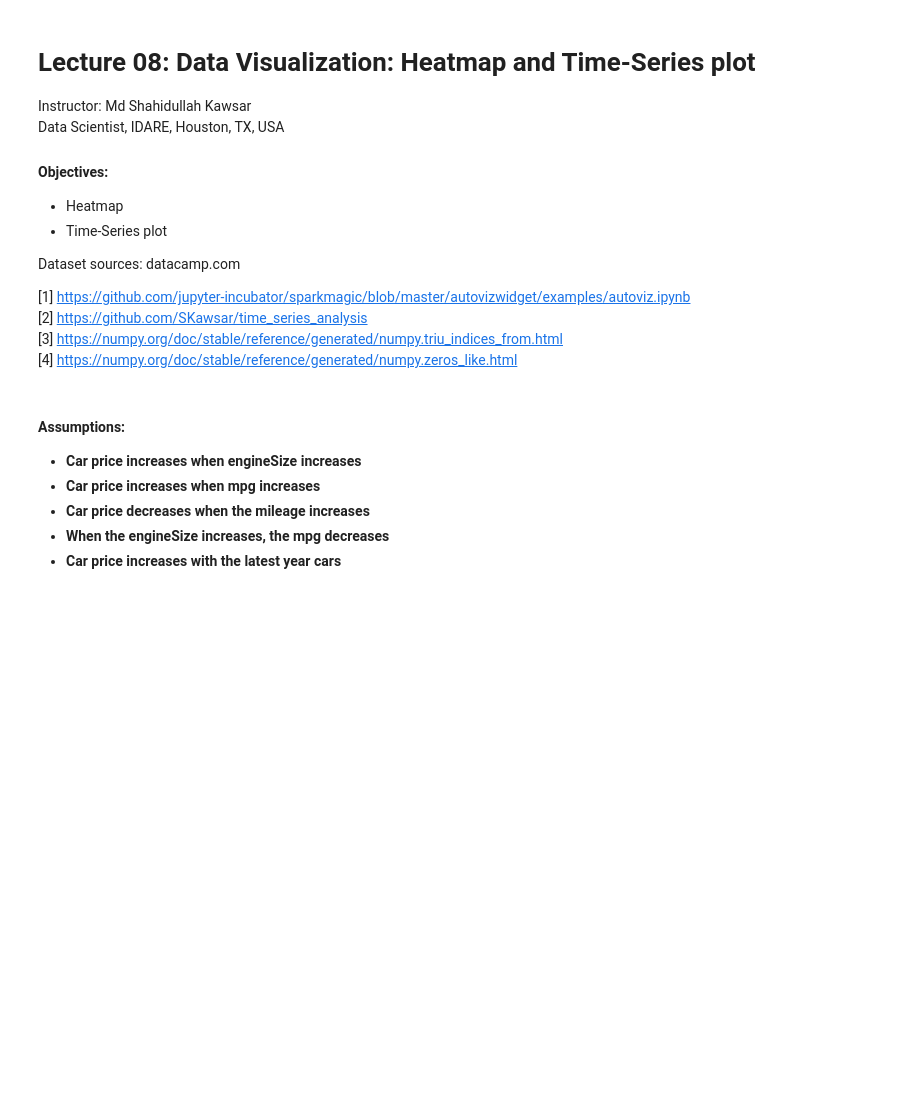
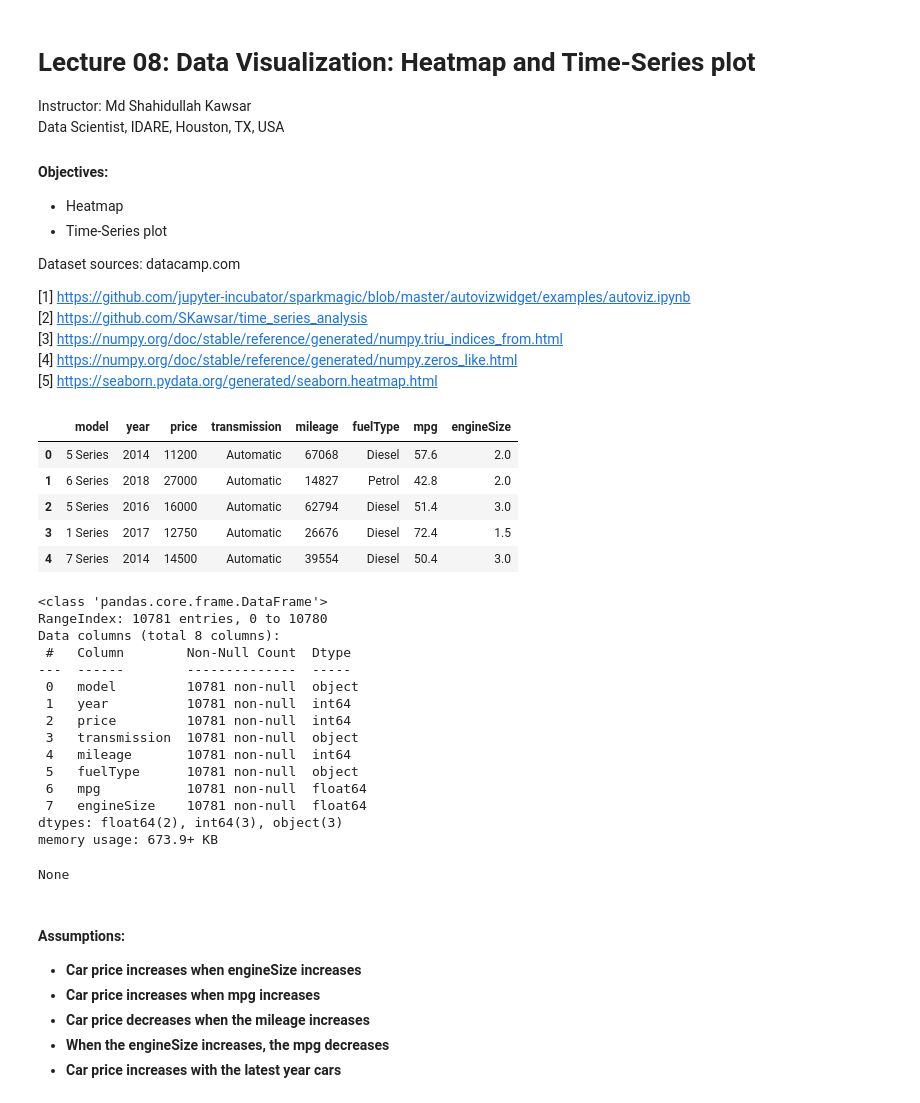
Before and after one commit to SKawsar/Data-Visualization-with-Python, a Jupyter notebook: Lecture_8.ipynb, the cells around one changed output. Cells and saved outputs as stored; diff of their text form; code cells hidden in the pictures; blank space fills up the shorter version.

```diff
--- a/Lecture_8.ipynb
+++ b/Lecture_8.ipynb
@@ -16,6 +14,7 @@ Dataset sources: datacamp.com
 <br>[2] https://github.com/SKawsar/time_series_analysis
 <br>[3] https://numpy.org/doc/stable/reference/generated/numpy.triu_indices_from.html
 <br>[4] https://numpy.org/doc/stable/reference/generated/numpy.zeros_like.html
+<br>[5] https://seaborn.pydata.org/generated/seaborn.heatmap.html
 # %%
 import pandas as pd
 import numpy as np
@@ -25,3 +24,31 @@ import matplotlib.pyplot as plt
 import seaborn as sns
 
 sns.set_context("talk")
+# %%
+df = pd.read_csv("bmw.csv")
+
+display(df.head())
+display(df.info())
+# %% [output]
+|  | model | year | price | transmission | mileage | fuelType | mpg | engineSize |
+| 0 | 5 Series | 2014 | 11200 | Automatic | 67068 | Diesel | 57.6 | 2.0 |
+| 1 | 6 Series | 2018 | 27000 | Automatic | 14827 | Petrol | 42.8 | 2.0 |
+| 2 | 5 Series | 2016 | 16000 | Automatic | 62794 | Diesel | 51.4 | 3.0 |
+| 3 | 1 Series | 2017 | 12750 | Automatic | 26676 | Diesel | 72.4 | 1.5 |
+| 4 | 7 Series | 2014 | 14500 | Automatic | 39554 | Diesel | 50.4 | 3.0 |
+<class 'pandas.core.frame.DataFrame'>
+RangeIndex: 10781 entries, 0 to 10780
+Data columns (total 8 columns):
+ #   Column        Non-Null Count  Dtype
+---  ------        --------------  -----
+ 0   model         10781 non-null  object
+ 1   year          10781 non-null  int64
+ 2   price         10781 non-null  int64
+ 3   transmission  10781 non-null  object
+ 4   mileage       10781 non-null  int64
+ 5   fuelType      10781 non-null  object
+ 6   mpg           10781 non-null  float64
+ 7   engineSize    10781 non-null  float64
+dtypes: float64(2), int64(3), object(3)
+memory usage: 673.9+ KB
+None
```
Also changed, not shown: parts of 9 cells of this notebook.
